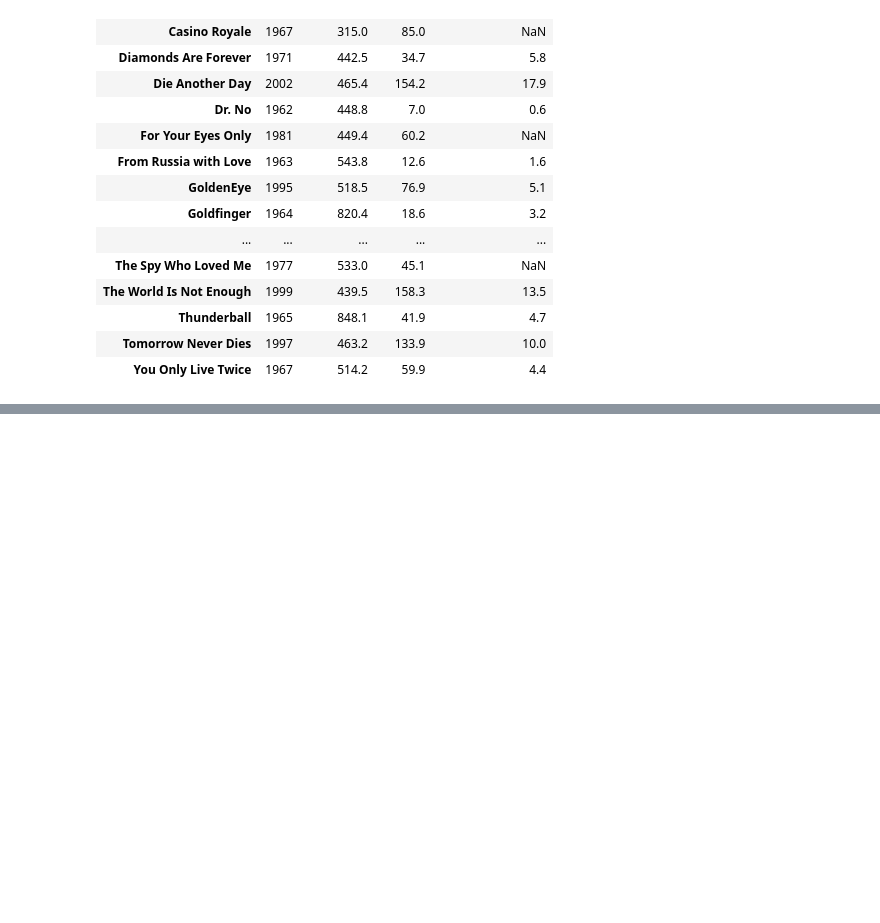
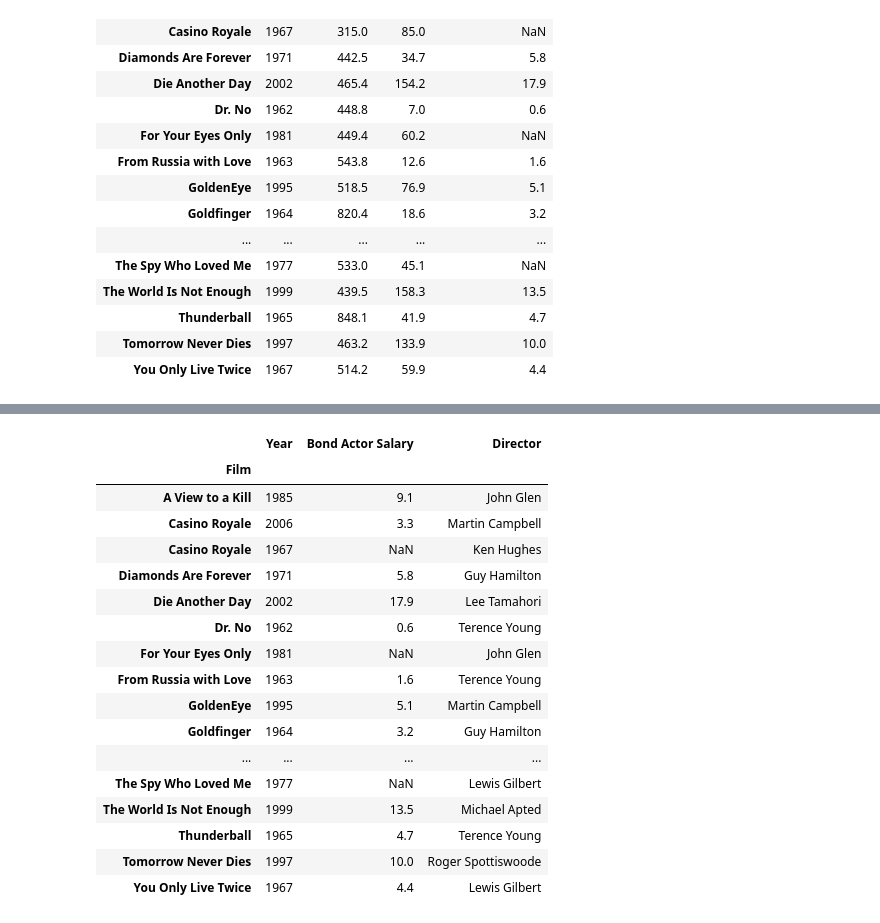
Before and after one commit to mekchou/DataAnalysisWithPandasAndPython, a Jupyter notebook: Sec6DataFrames3.ipynb, the cells around one changed output, grey strips where cells are left out. Cells and saved outputs as stored; diff of their text form; code cells hidden in the pictures; blank space fills up the shorter version.

Commit message:
sample

```diff
--- a/Sec6DataFrames3.ipynb
+++ b/Sec6DataFrames3.ipynb
@@ -609,3 +609,7 @@ bond
 | Thunderball | 1965 | 848.1 | 41.9 | 4.7 |
 | Tomorrow Never Dies | 1997 | 463.2 | 133.9 | 10.0 |
 | You Only Live Twice | 1967 | 514.2 | 59.9 | 4.4 |
+# %%
+bond = pd.read_csv(r'C:\Users\MekChou\OneDrive\Code\Udemy\Data Analysis with Pandas and Python\Data\jamesbond.csv', index_col='Film')
+bond.sort_index(inplace=True)
+bond.head(5)
@@ -611,0 +635,21 @@ bond
+# %%
+bond.sample(n=3, axis=1)
+# %% [output]
+|  | Year | Bond Actor Salary | Director |
+| Film |  |  |  |
+| A View to a Kill | 1985 | 9.1 | John Glen |
+| Casino Royale | 2006 | 3.3 | Martin Campbell |
+| Casino Royale | 1967 | NaN | Ken Hughes |
+| Diamonds Are Forever | 1971 | 5.8 | Guy Hamilton |
+| Die Another Day | 2002 | 17.9 | Lee Tamahori |
+| Dr. No | 1962 | 0.6 | Terence Young |
+| For Your Eyes Only | 1981 | NaN | John Glen |
+| From Russia with Love | 1963 | 1.6 | Terence Young |
+| GoldenEye | 1995 | 5.1 | Martin Campbell |
+| Goldfinger | 1964 | 3.2 | Guy Hamilton |
+| ... | ... | ... | ... |
+| The Spy Who Loved Me | 1977 | NaN | Lewis Gilbert |
+| The World Is Not Enough | 1999 | 13.5 | Michael Apted |
+| Thunderball | 1965 | 4.7 | Terence Young |
+| Tomorrow Never Dies | 1997 | 10.0 | Roger Spottiswoode |
+| You Only Live Twice | 1967 | 4.4 | Lewis Gilbert |
```
Also changed, not shown: parts of 2 cells of this notebook.
